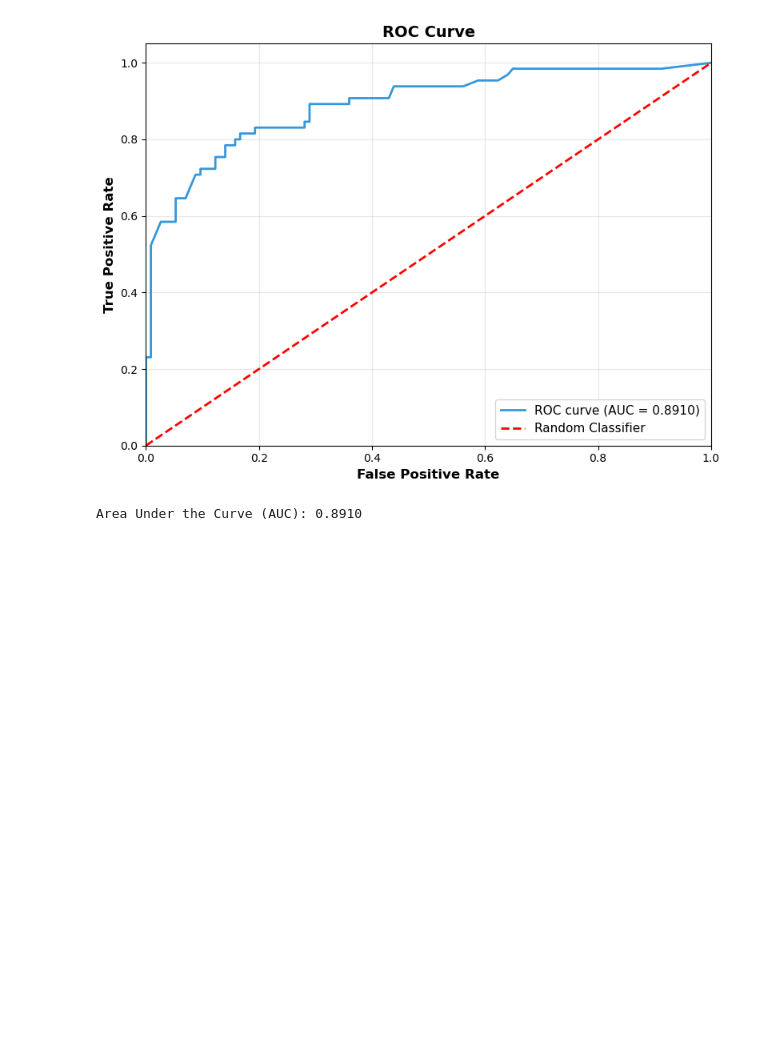
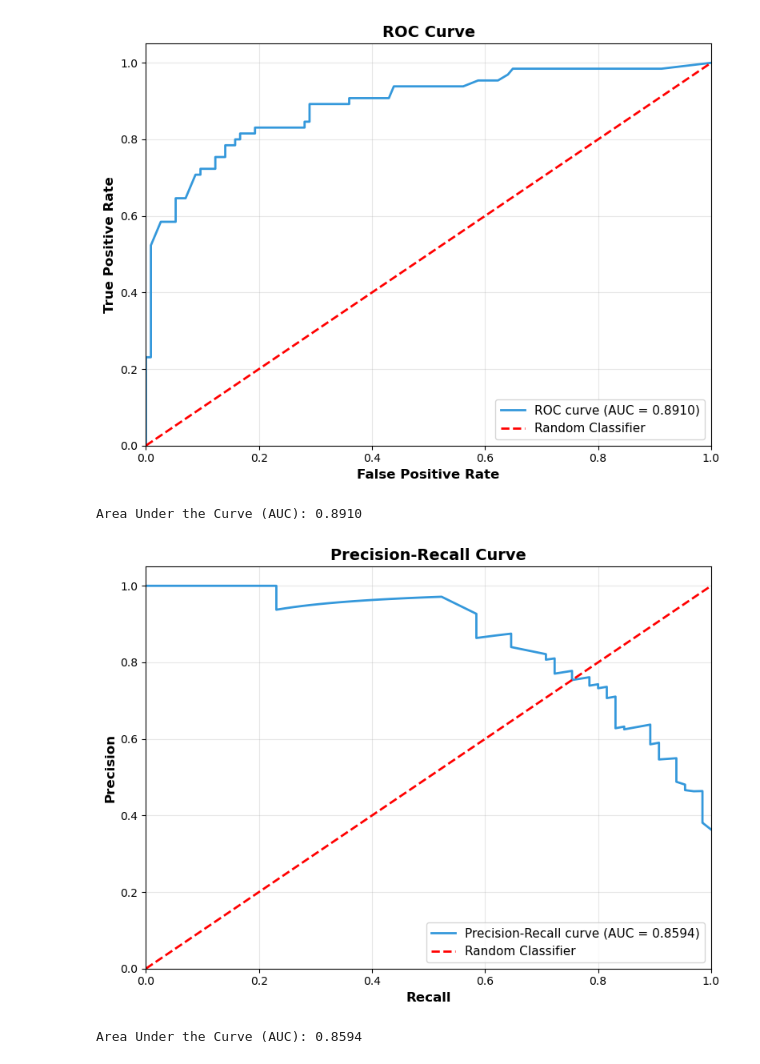
Before and after one commit to danielpederzini/classification-models, a Jupyter notebook: random_forest_titanic.ipynb, the cells around one changed output. Cells and saved outputs as stored; diff of their text form; code cells hidden in the pictures; blank space fills up the shorter version.

```diff
--- a/random_forest_titanic.ipynb
+++ b/random_forest_titanic.ipynb
@@ -215,3 +215,8 @@ EvaluationHelper.plot_roc_curve(y_test, probabilities)
 # %% [output]
 [figure]
 Area Under the Curve (AUC): 0.8910
+# %%
+EvaluationHelper.plot_precision_recall_curve(y_test, probabilities)
+# %% [output]
+[figure, added]
+Area Under the Curve (AUC): 0.8594
```
Also changed, not shown: 18 other files.
